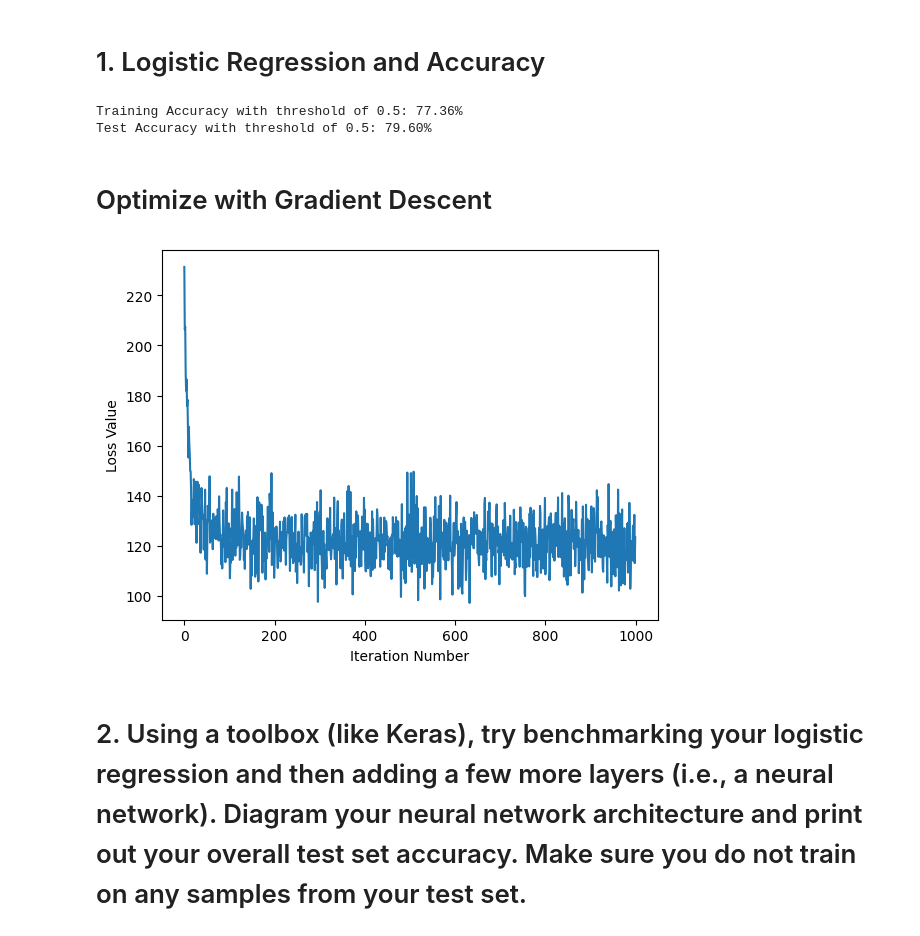
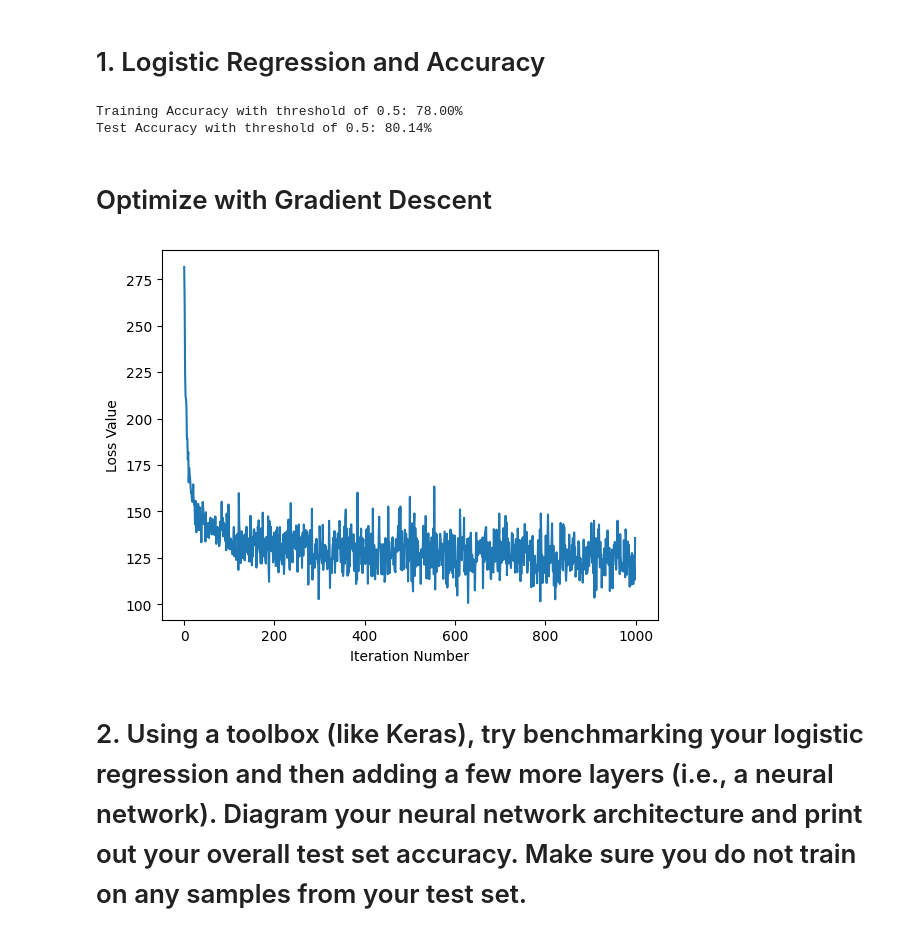
Before and after one commit to amandaay/CS6220DataMining, a Jupyter notebook: Assignment7/Assignment7_AAY.ipynb, the cells around one changed output. Drawn from its saved outputs; the diff is of its cells as text; code cells hidden in the pictures.

```diff
--- a/Assignment7/Assignment7_AAY.ipynb
+++ b/Assignment7/Assignment7_AAY.ipynb
@@ -256,6 +254,7 @@ def gradb(y, W, x, b):
 # 1. Logistic Regression and Accuracy
 # %%
 from sklearn.linear_model import LogisticRegression
+from sklearn.preprocessing import OneHotEncoder
 
 # Separate features and target variable
 X_train = df_train.drop(['survived'], axis=1)
@@ -264,7 +263,6 @@ y_train = df_train['survived']
 X_test = df_test.drop(['survived'], axis=1)
 y_test = df_test['survived']
 
-# Remove unwanted columns (e.g., passenger names, etc.)
 # Customize this part based on the selected features you want to include
 X_train = X_train[['age', 'sex', 'pclass', 'sibsp', 'parch']]
 X_test = X_test[['age', 'sex', 'pclass', 'sibsp', 'parch']]
@@ -272,21 +270,33 @@ X_test = X_test[['age', 'sex', 'pclass', 'sibsp', 'parch']]
 # Replace categorical values with numerical labels if needed
 # For simplicity, assuming binary encoding for 'sex' (assuming it's binary)
 X_train['sex'] = X_train['sex'].map({'male': 0, 'female': 1})
+X_train['age'] = X_train['age'].fillna(X_train['age'].mean())
+
 X_test['sex'] = X_test['sex'].map({'male': 0, 'female': 1})
+X_test['age'] = X_test['age'].fillna(X_train['age'].mean())
+
 
 # One-hot encode 'sibsp' and 'parch'
 # sibsp_cols = ['sibsp_0', 'sibsp_1', 'sibsp_2', 'sibsp_3', 'sibsp_4', 'sibsp_5', 'sibsp_8']
 # parch_cols = ['parch_0', 'parch_1', 'parch_2', 'parch_3', 'parch_4', 'parch_5', 'parch_6', 'parch_9']
+# age_cols = ['age_0', 'age_10', 'age_20', 'age_30', 'age_40', 'age_50', 'age_60', 'age_70', 'age_80', 'age_90', 'age_100']
 # X_train = pd.get_dummies(X_train, columns=['sibsp', 'parch'], prefix=['sibsp', 'parch'])
 # X_test = pd.get_dummies(X_test, columns=['sibsp', 'parch'], prefix=['sibsp', 'parch'])
 
-# X_train = X_train[sibsp_cols + parch_cols]
-# X_test = X_test[sibsp_cols + parch_cols]
+# Define age bins and labels
+# age_bins = [0, 10, 20, 30, 40, 50, 60, 70, 80, 90, 100]
+# age_labels = [f'age_{i}' for i in range(0, 101, 10)]
+# print(age_labels[:-1])
 
-X_train = X_train.dropna()
+# # Apply one-hot encoding to 'age' column
+# X_train['age'] = pd.cut(X_train['age'], bins=age_bins, labels=age_labels[:-1], right=False)
+# X_test['age'] = pd.cut(X_test['age'], bins=age_bins, labels=age_labels[:-1], right=False)
+
+# # Perform one-hot encoding on 'age' column
+# X_train = pd.get_dummies(X_train, columns=['age'], prefix=['age'])
+# X_test = pd.get_dummies(X_test, columns=['age'], prefix=['age'])
+
 y_train = y_train[X_train.index]
-
-X_test = X_test.dropna()
 y_test = y_test[X_test.index]
 
 # normalize features
@@ -321,15 +331,15 @@ test_accuracy = np.sum(test_preds == y_test) / len(y_test)
 print(f"Training Accuracy with threshold of 0.5: {train_accuracy:.2%}")
 print(f"Test Accuracy with threshold of 0.5: {test_accuracy:.2%}")
 # %% [output]
-Training Accuracy with threshold of 0.5: 77.36%
-Test Accuracy with threshold of 0.5: 79.60%
+Training Accuracy with threshold of 0.5: 78.00%
+Test Accuracy with threshold of 0.5: 80.14%
 # %% [markdown]
 # Optimize with Gradient Descent
 # %%
 # Parameters
 num_iters = 1000
 batch_size = 256
-learn_rate = 0.005
+learn_rate = 0.001
 random_range = np.random.default_rng(len(X_train))
 
 # Randomly initialize weights and bias
@@ -341,34 +351,34 @@ b = np.random.randn(num_labels)
 
 # Iterate through num_iters
 L = []
 for i in range(num_iters):
     # Take a random training sample
     rand_sample = random_range.integers(low=0, high=len(X_train), size=batch_size)
 
     # Features
     xtrain_batch = X_train.iloc[rand_sample].values
     ytrain_batch = y_train.iloc[rand_sample].values.reshape(-1, 1)
 
     # Calculate cost function and the gradient
     gradient_W = gradW(ytrain_batch, W, xtrain_batch, b)
     gradient_b = gradb(ytrain_batch, W, xtrain_batch, b)
 
     # Update weights and bias
     W -= learn_rate * gradient_W
     b -= learn_rate * gradient_b
 
     # Calculate the cost function
     cost = costfxn(ytrain_batch, W, xtrain_batch, b)
     L.append(cost)
 
 yhat = logreg(W, xtrain_batch, b)
 # Plot the loss curve
 plt.plot(L)
 plt.xlabel('Iteration Number')
 plt.ylabel('Loss Value')
 plt.show()
 # %% [output]
-[figure, old version]
+[figure, new version]
 # %% [markdown]
 # 2. Using a toolbox (like Keras), try benchmarking your logistic regression and then adding a few more layers (i.e., a neural network). Diagram your neural network architecture and print out your overall test set accuracy. Make sure you do not train on any samples from your test set.
 # %%
```
Also changed, not shown: parts of 7 cells of this notebook.
